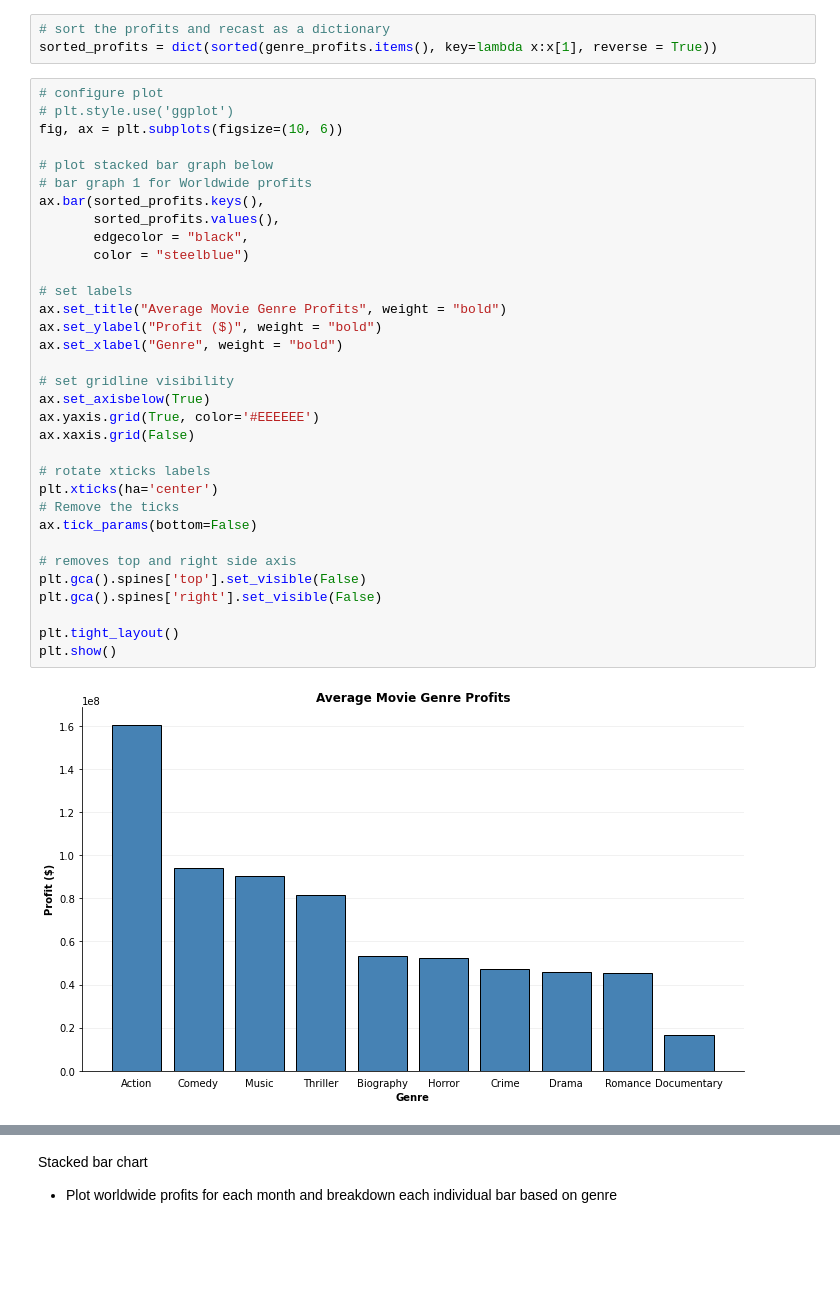
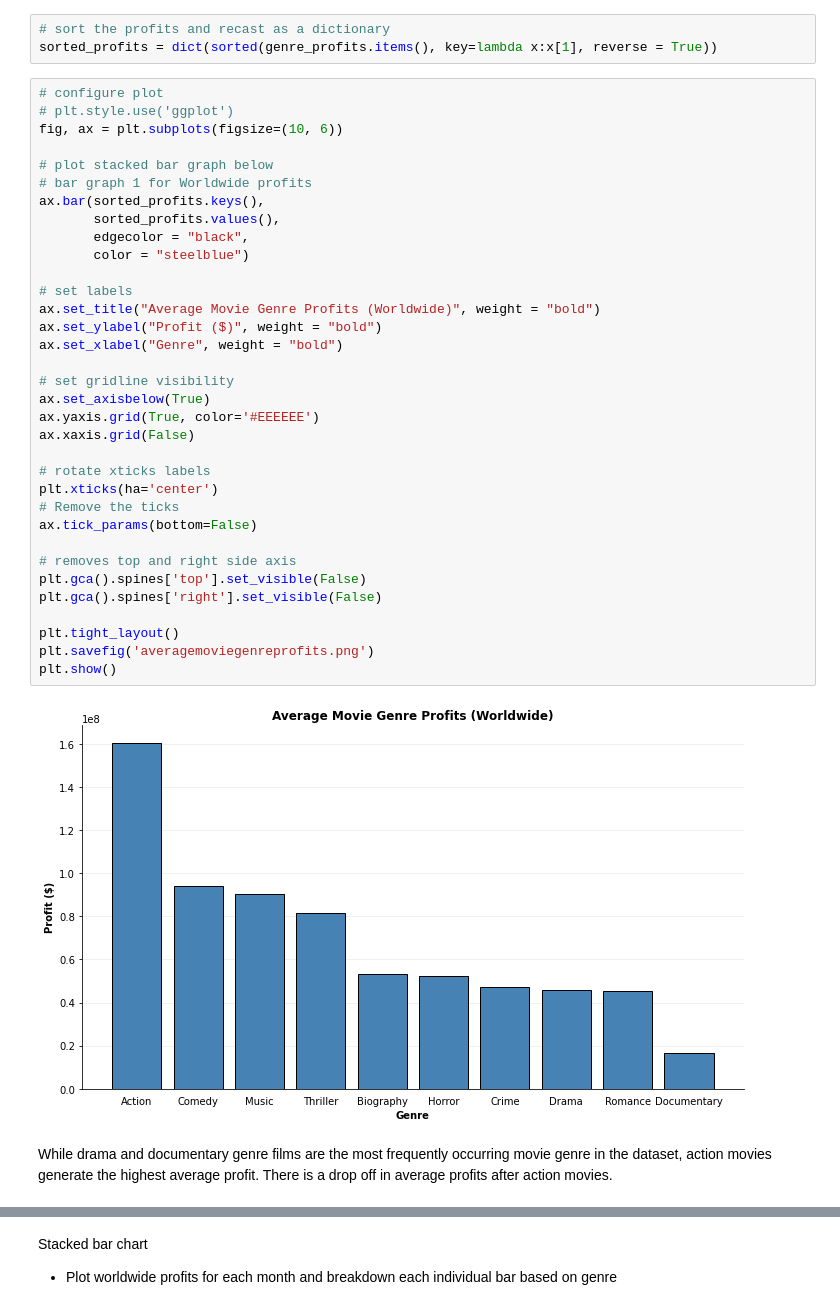
Before and after one commit to eric8395/Movie-EDA, a Jupyter notebook: Project 1 - Movie EDA.ipynb, the cells around one changed output, grey strips where cells are left out. Saved outputs shown, nothing was run; the diff lists cells and outputs as text; blank space fills up the shorter version.

Commit message:
added images, update notebook

```diff
--- a/Project 1 - Movie EDA.ipynb
+++ b/Project 1 - Movie EDA.ipynb
@@ -1019,32 +1023,35 @@ sorted_profits = dict(sorted(genre_profits.items(), key=lambda x:x[1], reverse =
 fig, ax = plt.subplots(figsize=(10, 6))
 
 # plot stacked bar graph below
 # bar graph 1 for Worldwide profits
 ax.bar(sorted_profits.keys(),
        sorted_profits.values(),
        edgecolor = "black",
        color = "steelblue")
 
 # set labels
-ax.set_title("Average Movie Genre Profits", weight = "bold")
+ax.set_title("Average Movie Genre Profits (Worldwide)", weight = "bold")
 ax.set_ylabel("Profit ($)", weight = "bold")
 ax.set_xlabel("Genre", weight = "bold")
 
 # set gridline visibility
 ax.set_axisbelow(True)
 ax.yaxis.grid(True, color='#EEEEEE')
 ax.xaxis.grid(False)
 
 # rotate xticks labels
 plt.xticks(ha='center')
 # Remove the ticks
 ax.tick_params(bottom=False)
 
 # removes top and right side axis
 plt.gca().spines['top'].set_visible(False)
 plt.gca().spines['right'].set_visible(False)
 
 plt.tight_layout()
+plt.savefig('averagemoviegenreprofits.png')
 plt.show()
 # %% [output]
-[figure, old version]
+[figure, new version]
+# %% [markdown]
+While drama and documentary genre films are the most frequently occurring movie genre in the dataset, action movies generate the highest average profit. There is a drop off in average profits after action movies.
```
Also changed, not shown: parts of 13 cells of this notebook, 11 other files.
